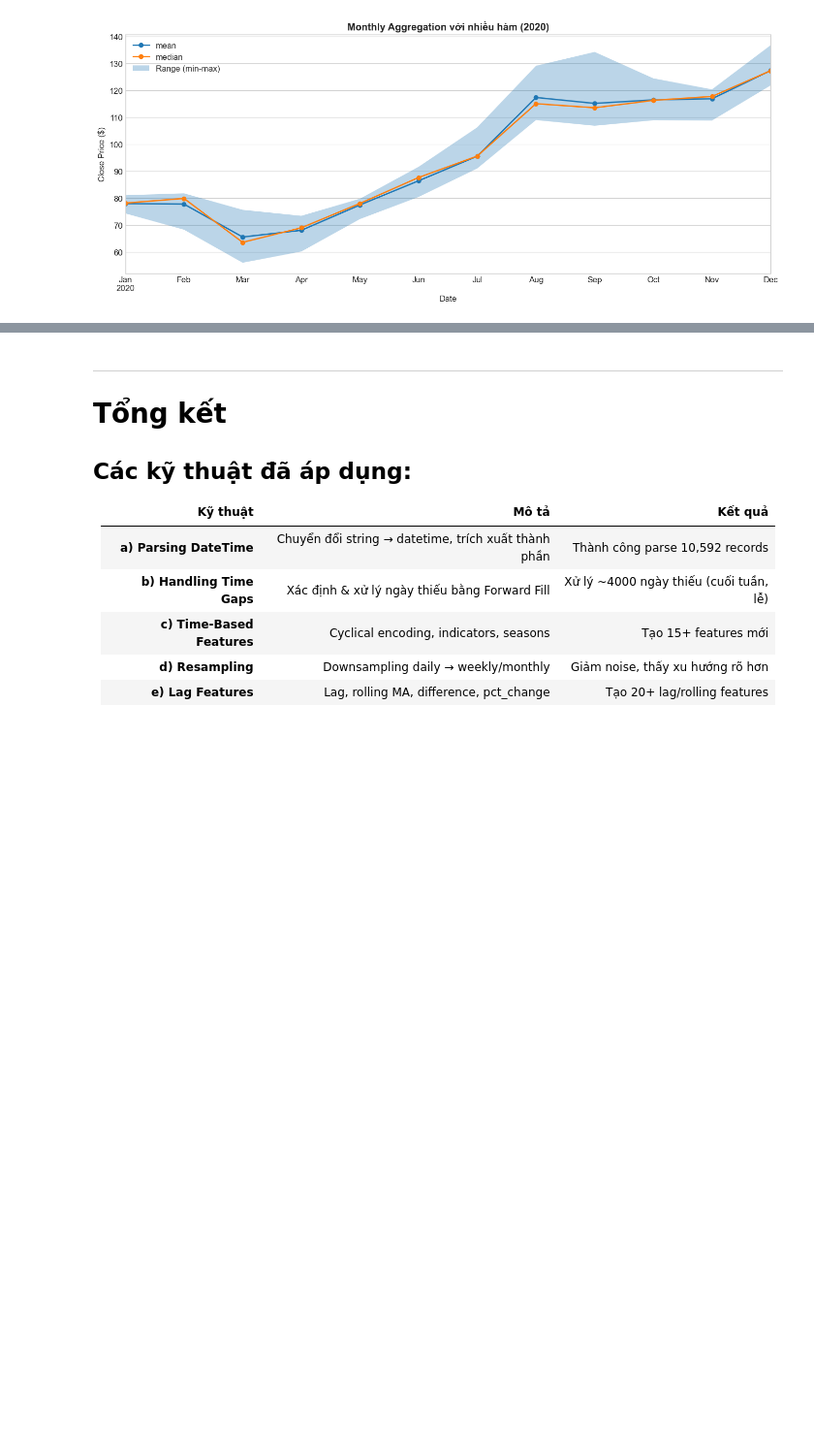
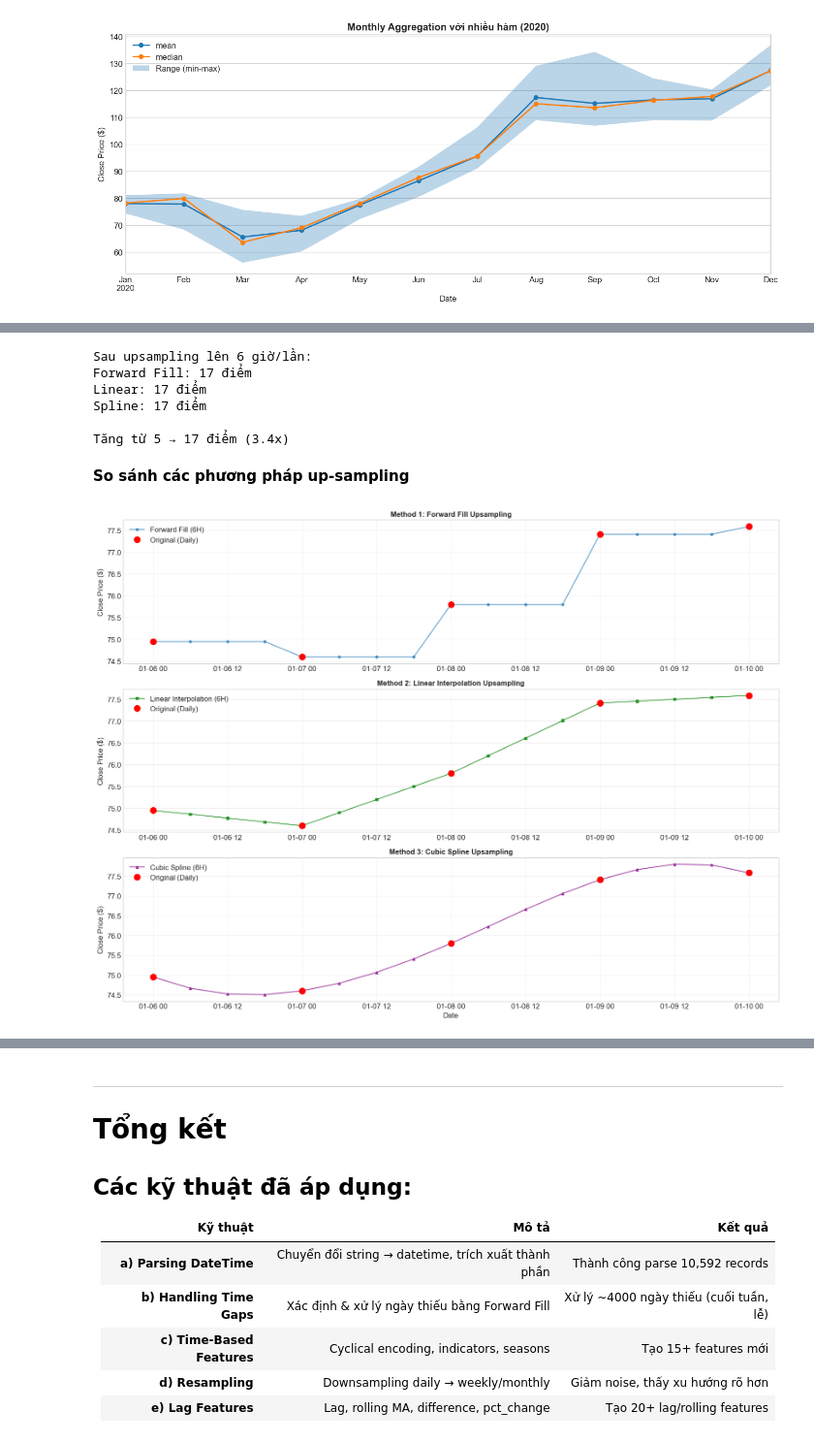
Before and after one commit to thloc1212/DataMiningLab1, a Jupyter notebook: notebooks/04_temporal_preprocessing.ipynb, the cells around one changed output, grey strips where cells are left out. Shown at 97% size. Cells and saved outputs as stored; diff of their text form; code cells hidden in the pictures; blank space fills up the shorter version.

```diff
--- a/notebooks/04_temporal_preprocessing.ipynb
+++ b/notebooks/04_temporal_preprocessing.ipynb
@@ -894,0 +945,56 @@ plt.show()
+# %%
+#ffill
+upsampled_ffill = sample_week.resample('6H').ffill()
+
+#linear
+upsampled_linear = sample_week.resample('6H').interpolate(method='linear')
+
+#spline
+upsampled_spline = sample_week.resample('6H').interpolate(method='cubic')
+
+print(f"Sau upsampling lên 6 giờ/lần:")
+print(f"Forward Fill: {len(upsampled_ffill)} điểm")
+print(f"Linear: {len(upsampled_linear)} điểm")
+print(f"Spline: {len(upsampled_spline)} điểm")
+print(f"\nTăng từ {len(sample_week)} → {len(upsampled_ffill)} điểm ({len(upsampled_ffill)/len(sample_week):.1f}x)")
+# %% [output]
+Sau upsampling lên 6 giờ/lần:
+Forward Fill: 17 điểm
+Linear: 17 điểm
+Spline: 17 điểm
+
+Tăng từ 5 → 17 điểm (3.4x)
+# %% [markdown]
+**So sánh các phương pháp up-sampling**
+# %%
+fig, axes = plt.subplots(3, 1, figsize=(16, 12))
+
+# Forward Fill
+axes[0].plot(upsampled_ffill.index, upsampled_ffill.values, '-o', label='Forward Fill (6H)', alpha=0.7, markersize=4)
+axes[0].plot(sample_week.index, sample_week.values, 'ro', label='Original (Daily)', markersize=10, zorder=5)
+axes[0].set_title('Method 1: Forward Fill Upsampling', fontweight='bold', fontsize=12)
+axes[0].set_ylabel('Close Price ($)')
+axes[0].legend()
+axes[0].grid(True, alpha=0.3)
+
+# Linear Interpolation
+axes[1].plot(upsampled_linear.index, upsampled_linear.values, '-s', label='Linear Interpolation (6H)', alpha=0.7, markersize=4, color='green')
+axes[1].plot(sample_week.index, sample_week.values, 'ro', label='Original (Daily)', markersize=10, zorder=5)
+axes[1].set_title('Method 2: Linear Interpolation Upsampling', fontweight='bold', fontsize=12)
+axes[1].set_ylabel('Close Price ($)')
+axes[1].legend()
+axes[1].grid(True, alpha=0.3)
+
+# Cubic Spline
+axes[2].plot(upsampled_spline.index, upsampled_spline.values, '-^', label='Cubic Spline (6H)', alpha=0.7, markersize=4, color='purple')
+axes[2].plot(sample_week.index, sample_week.values, 'ro', label='Original (Daily)', markersize=10, zorder=5)
+axes[2].set_title('Method 3: Cubic Spline Upsampling', fontweight='bold', fontsize=12)
+axes[2].set_xlabel('Date')
+axes[2].set_ylabel('Close Price ($)')
+axes[2].legend()
+axes[2].grid(True, alpha=0.3)
+
+plt.tight_layout()
+plt.show()
+# %% [output]
+[figure, added]
```
Also changed, not shown: parts of 135 cells of this notebook.
